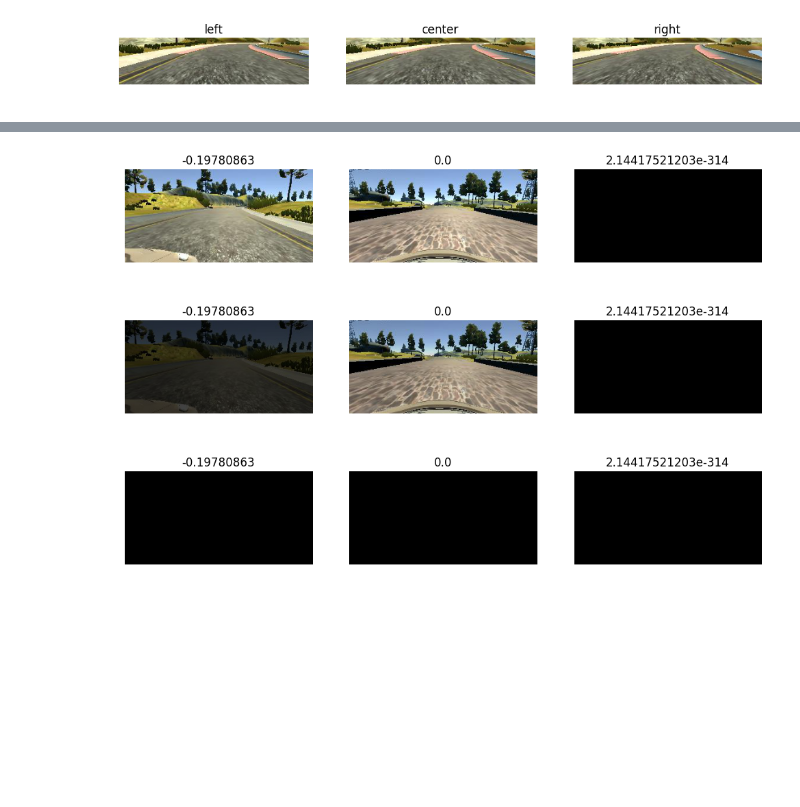
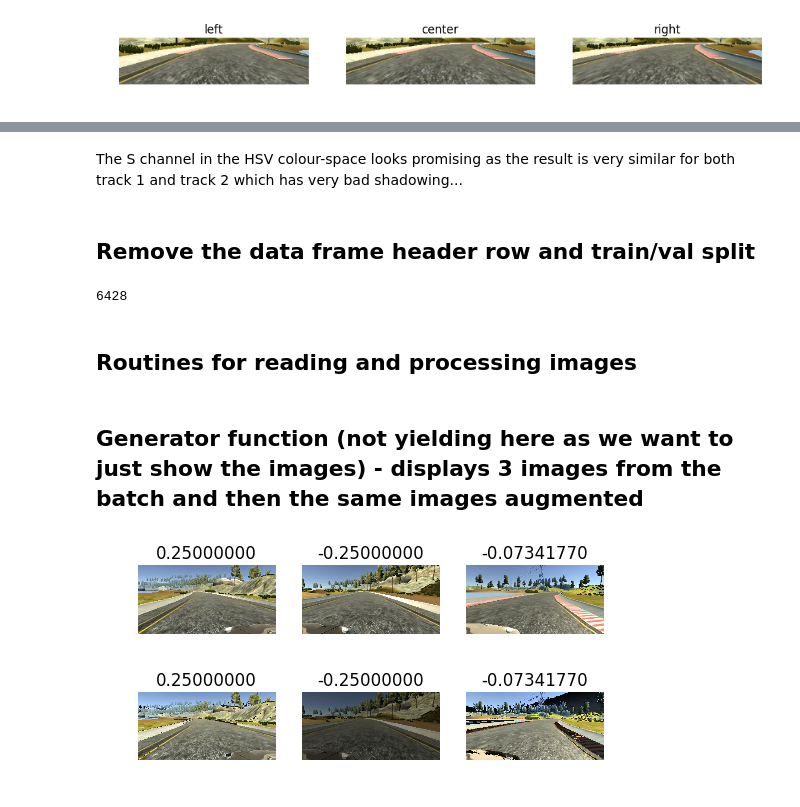
Before and after one commit to js1972/CarND-Behavioral-Cloning, a Jupyter notebook: data_processing.ipynb, the cells around one changed output, grey strips where cells are left out. Drawn from its saved outputs; the diff is of its cells as text; code cells hidden in the pictures; blank space fills up the shorter version.

```diff
--- a/data_processing.ipynb
+++ b/data_processing.ipynb
@@ -88,11 +101,11 @@ for camera in ["left", "center", "right"]:
     image = load_img("data/"+data_frame.iloc[7100][camera].strip())
     image = img_to_array(image).astype(np.uint8)
     image = image[55:135, :, :]
-    image = imresize(image, (32, 32, 3))
+    image = imresize(image, (32, 16, 3))
     hsv = cv2.cvtColor(image.astype("uint8"), cv2.COLOR_RGB2HSV)
     hsv[:, :, 0] = hsv[:, :, 0] * 0
-    hsv[:, :, 1] = hsv[:, :, 1] * 0
-    plt.subplot(3, 3, i+1)
+    hsv[:, :, 2] = hsv[:, :, 2] * 0
+    plt.subplot(1, 3, i+1)
     plt.imshow(hsv)
     plt.axis('off')
     plt.title(camera)
@@ -102,3 +159,7 @@ for camera in ["left", "center", "right"]:
+# %% [markdown]
+The S channel in the HSV colour-space looks promising as the result is very similar for both track 1 and track 2 which has very bad shadowing...
+# %% [markdown]
+## Remove the data frame header row and train/val split
 # %%
 # Remove header
 data_frame = data_frame.ix[1:]
@@ -110,14 +171,22 @@ data_frame = data_frame.sample(frac=1).reset_index(drop=True)
 training_split = 0.8
 
 num_rows_training = int(data_frame.shape[0]*training_split)
+print(num_rows_training)
 
 training_data = data_frame.loc[0:num_rows_training-1]
 validation_data = data_frame.loc[num_rows_training:]
 
 # release the main data_frame from memory
 data_frame = None
+# %% [output]
+6428
+# %% [markdown]
+## Routines for reading and processing images
 # %%
 def read_images(img_dataframe):
+    #from IPython.core.debugger import Tracer
+    #Tracer()() #this one triggers the debugger
+
     imgs = np.empty([len(img_dataframe), 160, 320, 3])
     angles = np.empty([len(img_dataframe)])
 
@@ -126,15 +195,15 @@ def read_images(img_dataframe):
         # Randomly pick left, center, right camera image and adjust steering angle
         # as necessary
         camera = np.random.choice(["center", "left", "right"])
-
         imgs[j] = imread("data/" + row[camera].strip())
         steering = row["steering"]
         if camera == "left":
             steering += 0.25
         elif camera == "right":
             steering -= 0.25
+
         angles[j] = steering
-        j =+ 1
+        j += 1
 
     #for i, path in enumerate(img_paths):
     #    print("data/" + path)
@@ -182,6 +251,9 @@ def augment_brightness(images):
         # Apply the brightness reduction to the V channel
         hsv[:,:,2] = hsv[:,:,2]*random_bright
 
+        # Clip the image so that no pixel has value greater than 255
+        hsv[:, :, 2] = np.clip(hsv[:, :, 2], a_min=0, a_max=255)
+
         # convert to RBG again
         new_imgs[i] = cv2.cvtColor(hsv, cv2.COLOR_HSV2RGB)
 
@@ -193,6 +265,8 @@ def preprocess(imgs):
     imgs_processed = normalize(imgs)
 
     return imgs_processed
+# %% [markdown]
+## Generator function (not yielding here as we want to just show the images) - displays 3 images from the batch and then the same images augmented
 # %%
 def gen_batches(data_frame, batch_size):
     """
@@ -210,30 +284,24 @@ def gen_batches(data_frame, batch_size):
 
     images_raw, angles_raw = read_images(df_batch)
 
+    plt.figure()
+
     # Show a sample of 3 images
     for i in range(3):
-        plt.subplot(3, 3, i+1)
+        plt.subplot(2, 3, i+1)
         plt.imshow(images_raw[i].astype("uint8"))
         plt.axis("off")
-        plt.title(angles_raw[i])
+        plt.title("%.8f" % angles_raw[i])
 
     # Augment data by altering brightness of images
-    plt.figure()
+    #plt.figure()
     augmented_imgs = augment_brightness(images_raw)
     for i in range(3):
-        plt.subplot(3, 3, i+1)
+        plt.subplot(2, 3, i+4)
         plt.imshow(augmented_imgs[i].astype("uint8"))
         plt.axis('off')
-        plt.title(angles_raw[i])
+        plt.title("%.8f" % angles_raw[i])
 
-    # Pre-process images
-    plt.figure()
-    batch_imgs, batch_angles = preprocess(augmented_imgs), angles_raw
-    for i in range(3):
-        plt.subplot(3, 3, i+1)
-        plt.imshow(batch_imgs[i].astype("uint8"))
-        plt.axis('off')
-        plt.title(batch_angles[i])
 
     #batch_imgs, batch_angles = augment(preprocess(batch_imgs_raw), angles_raw)
     #    batch_imgs, batch_angles = augment(batch_imgs_raw, angles_raw)
@@ -241,8 +309,6 @@ def gen_batches(data_frame, batch_size):
 
     #    yield batch_imgs, batch_angles
 # %%
-gen_batches(training_data, 128)
+gen_batches(training_data, 3)
 # %% [output]
-[figure, old version]
+[figure, new version]
-[figure, removed]
-[figure, removed]
```
Also changed, not shown: parts of 13 cells of this notebook, 13 other files.
